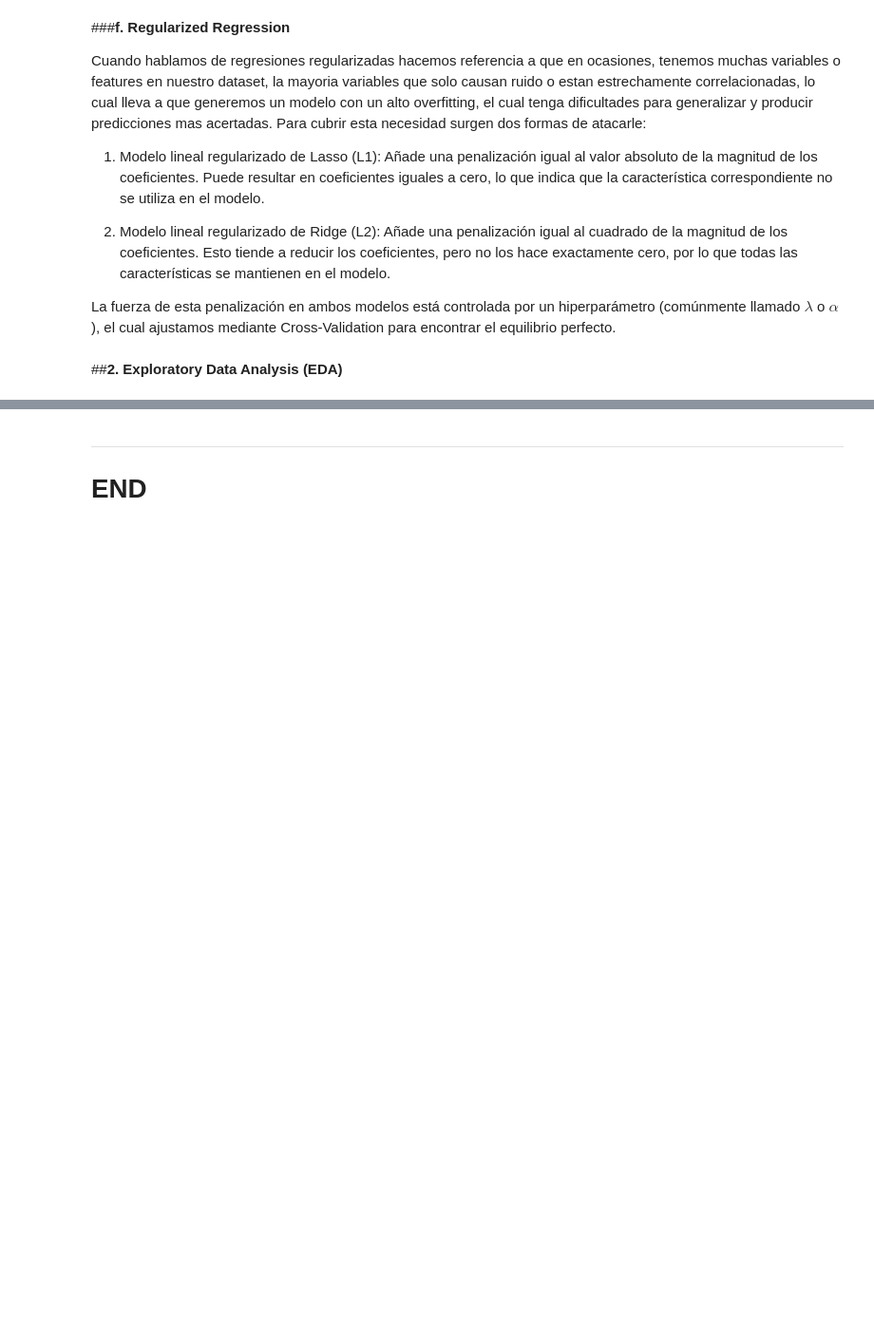
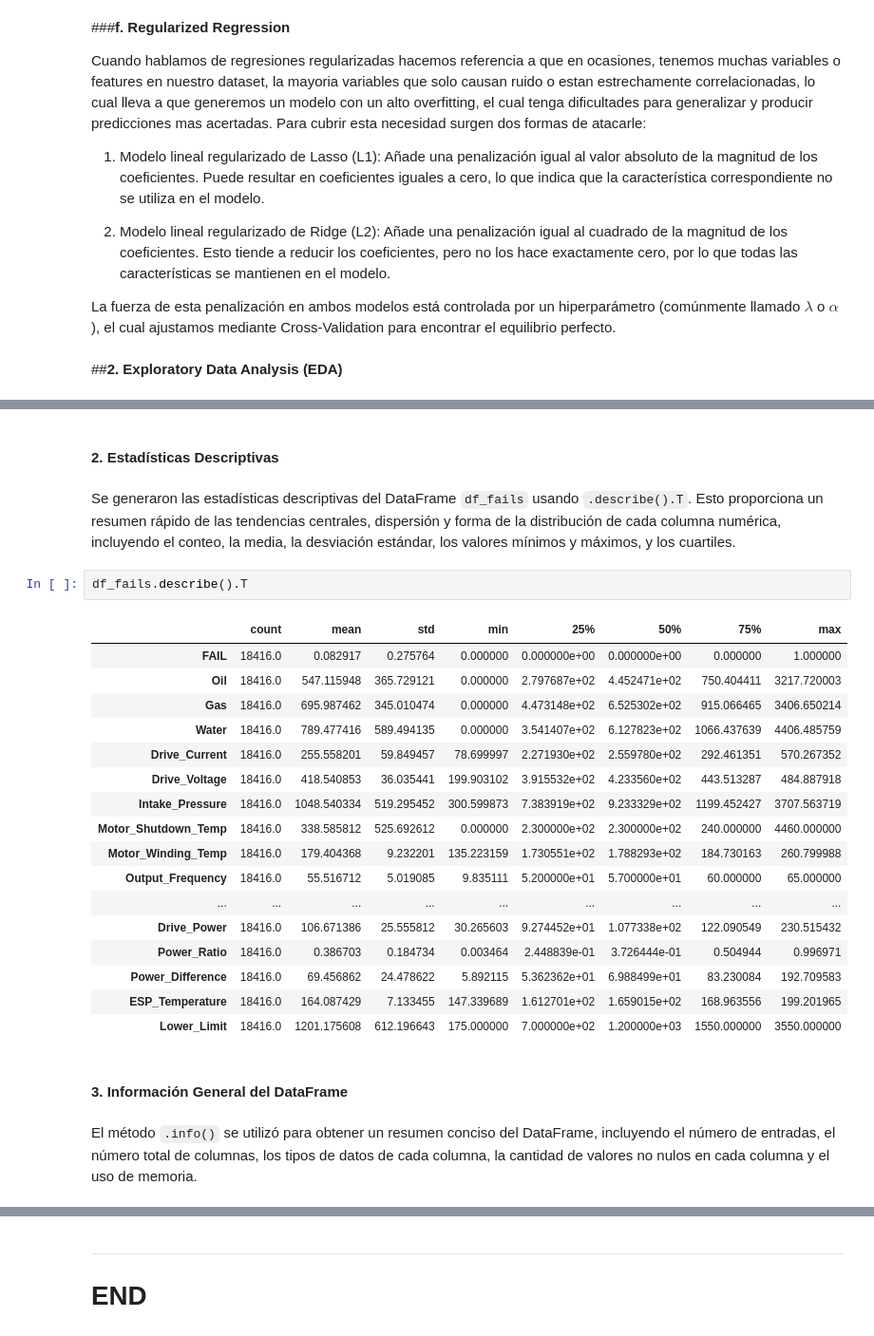
Before and after one commit to Albieri151/Ejercicios-Data-Science-Petroleo, a Jupyter notebook: Week 3/Alana_Albieri_Week3_Notebook.ipynb, the cells around one changed output, grey strips where cells are left out. Shown at 95% size. Cells and saved outputs as stored; diff of their text form; blank space fills up the shorter version.

```diff
--- a/Week 3/Alana_Albieri_Week3_Notebook.ipynb
+++ b/Week 3/Alana_Albieri_Week3_Notebook.ipynb
@@ -59,0 +88,28 @@ La fuerza de esta penalización en ambos modelos está controlada por un hiperpa
+# %% [markdown]
+#### 2. Estadísticas Descriptivas
+# %% [markdown]
+Se generaron las estadísticas descriptivas del DataFrame `df_fails` usando `.describe().T`. Esto proporciona un resumen rápido de las tendencias centrales, dispersión y forma de la distribución de cada columna numérica, incluyendo el conteo, la media, la desviación estándar, los valores mínimos y máximos, y los cuartiles.
+# %%
+df_fails.describe().T
+# %% [output]
+|  | count | mean | std | min | 25% | 50% | 75% | max |
+| FAIL | 18416.0 | 0.082917 | 0.275764 | 0.000000 | 0.000000e+00 | 0.000000e+00 | 0.000000 | 1.000000 |
+| Oil | 18416.0 | 547.115948 | 365.729121 | 0.000000 | 2.797687e+02 | 4.452471e+02 | 750.404411 | 3217.720003 |
+| Gas | 18416.0 | 695.987462 | 345.010474 | 0.000000 | 4.473148e+02 | 6.525302e+02 | 915.066465 | 3406.650214 |
+| Water | 18416.0 | 789.477416 | 589.494135 | 0.000000 | 3.541407e+02 | 6.127823e+02 | 1066.437639 | 4406.485759 |
+| Drive_Current | 18416.0 | 255.558201 | 59.849457 | 78.699997 | 2.271930e+02 | 2.559780e+02 | 292.461351 | 570.267352 |
+| Drive_Voltage | 18416.0 | 418.540853 | 36.035441 | 199.903102 | 3.915532e+02 | 4.233560e+02 | 443.513287 | 484.887918 |
+| Intake_Pressure | 18416.0 | 1048.540334 | 519.295452 | 300.599873 | 7.383919e+02 | 9.233329e+02 | 1199.452427 | 3707.563719 |
+| Motor_Shutdown_Temp | 18416.0 | 338.585812 | 525.692612 | 0.000000 | 2.300000e+02 | 2.300000e+02 | 240.000000 | 4460.000000 |
+| Motor_Winding_Temp | 18416.0 | 179.404368 | 9.232201 | 135.223159 | 1.730551e+02 | 1.788293e+02 | 184.730163 | 260.799988 |
+| Output_Frequency | 18416.0 | 55.516712 | 5.019085 | 9.835111 | 5.200000e+01 | 5.700000e+01 | 60.000000 | 65.000000 |
+| ... | ... | ... | ... | ... | ... | ... | ... | ... |
+| Drive_Power | 18416.0 | 106.671386 | 25.555812 | 30.265603 | 9.274452e+01 | 1.077338e+02 | 122.090549 | 230.515432 |
+| Power_Ratio | 18416.0 | 0.386703 | 0.184734 | 0.003464 | 2.448839e-01 | 3.726444e-01 | 0.504944 | 0.996971 |
+| Power_Difference | 18416.0 | 69.456862 | 24.478622 | 5.892115 | 5.362362e+01 | 6.988499e+01 | 83.230084 | 192.709583 |
+| ESP_Temperature | 18416.0 | 164.087429 | 7.133455 | 147.339689 | 1.612701e+02 | 1.659015e+02 | 168.963556 | 199.201965 |
+| Lower_Limit | 18416.0 | 1201.175608 | 612.196643 | 175.000000 | 7.000000e+02 | 1.200000e+03 | 1550.000000 | 3550.000000 |
+# %% [markdown]
+#### 3. Información General del DataFrame
+# %% [markdown]
+El método `.info()` se utilizó para obtener un resumen conciso del DataFrame, incluyendo el número de entradas, el número total de columnas, los tipos de datos de cada columna, la cantidad de valores no nulos en cada columna y el uso de memoria.
```
Also changed, not shown: parts of 14 cells of this notebook.
